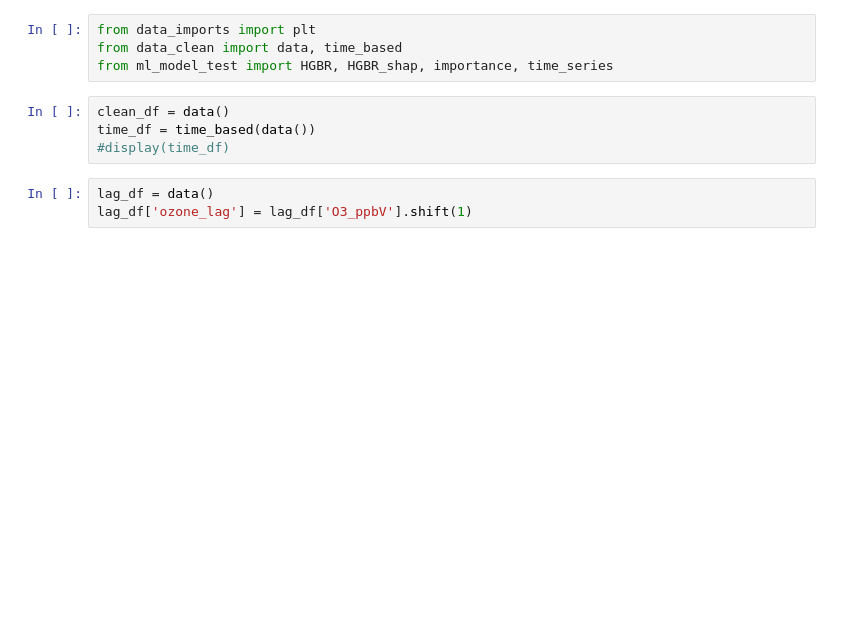
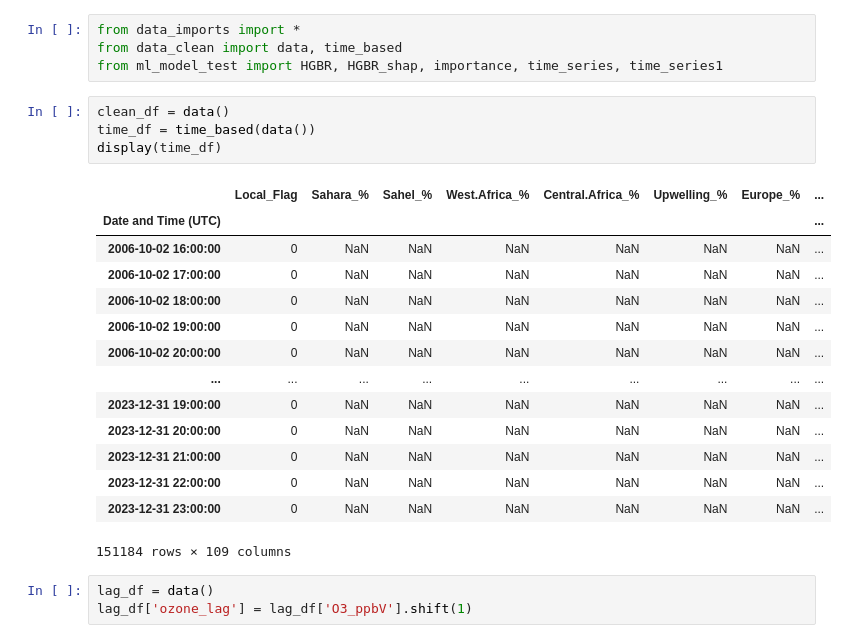
Before and after one commit to Callummmmmmm/ML-Project, a Jupyter notebook: Code/testing.ipynb, the cells around one changed output. Cells and saved outputs as stored; diff of their text form; blank space fills up the shorter version.

```diff
--- a/Code/testing.ipynb
+++ b/Code/testing.ipynb
@@ -1,11 +1,26 @@
 # %%
-from data_imports import plt
+from data_imports import *
 from data_clean import data, time_based
-from ml_model_test import HGBR, HGBR_shap, importance, time_series
+from ml_model_test import HGBR, HGBR_shap, importance, time_series, time_series1
 # %%
 clean_df = data()
 time_df = time_based(data())
-#display(time_df)
+display(time_df)
+# %% [output]
+|  | Local_Flag | Sahara_% | Sahel_% | West.Africa_% | Central.Africa_% | Upwelling_% | Europe_% | ... |
+| Date and Time (UTC) |  |  |  |  |  |  |  | ... |
+| 2006-10-02 16:00:00 | 0 | NaN | NaN | NaN | NaN | NaN | NaN | ... |
+| 2006-10-02 17:00:00 | 0 | NaN | NaN | NaN | NaN | NaN | NaN | ... |
+| 2006-10-02 18:00:00 | 0 | NaN | NaN | NaN | NaN | NaN | NaN | ... |
+| 2006-10-02 19:00:00 | 0 | NaN | NaN | NaN | NaN | NaN | NaN | ... |
+| 2006-10-02 20:00:00 | 0 | NaN | NaN | NaN | NaN | NaN | NaN | ... |
+| ... | ... | ... | ... | ... | ... | ... | ... | ... |
+| 2023-12-31 19:00:00 | 0 | NaN | NaN | NaN | NaN | NaN | NaN | ... |
+| 2023-12-31 20:00:00 | 0 | NaN | NaN | NaN | NaN | NaN | NaN | ... |
+| 2023-12-31 21:00:00 | 0 | NaN | NaN | NaN | NaN | NaN | NaN | ... |
+| 2023-12-31 22:00:00 | 0 | NaN | NaN | NaN | NaN | NaN | NaN | ... |
+| 2023-12-31 23:00:00 | 0 | NaN | NaN | NaN | NaN | NaN | NaN | ... |
+151184 rows × 109 columns
 # %%
 lag_df = data()
 lag_df['ozone_lag'] = lag_df['O3_ppbV'].shift(1)
```
Also changed, not shown: parts of 4 cells of this notebook, 4 other files.
